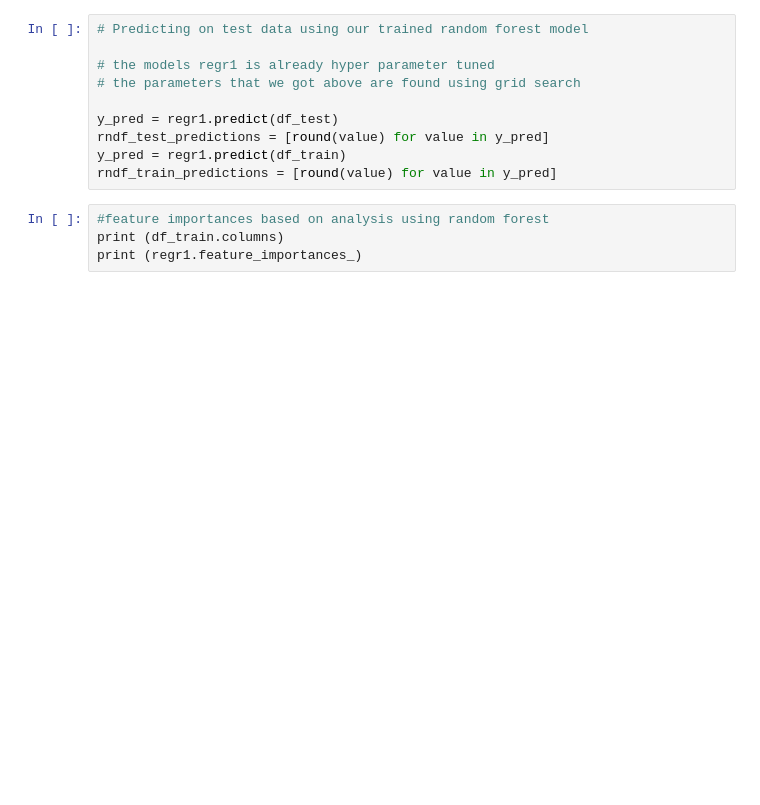
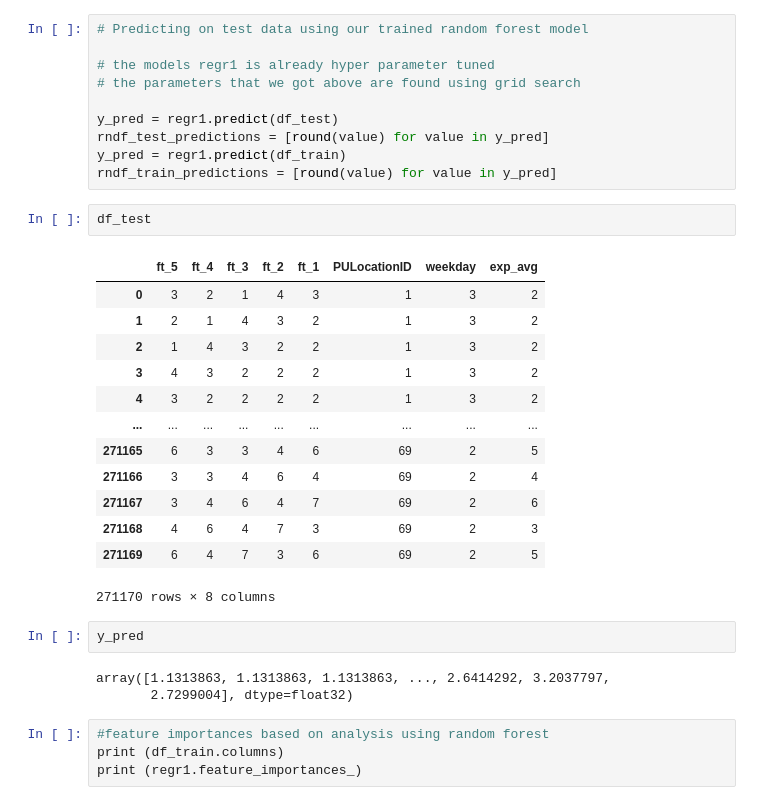
Before and after one commit to SoftwareApplicatiokn/newyork_taxi, a Jupyter notebook: taxi_model.ipynb, the cells around one changed output. Drawn from its saved outputs; the diff is of its cells as text; blank space fills up the shorter version.

Commit message:
fix: 전처리 / test file

```diff
--- a/taxi_model.ipynb
+++ b/taxi_model.ipynb
@@ -460,6 +480,27 @@ y_pred = regr1.predict(df_test)
 rndf_test_predictions = [round(value) for value in y_pred]
 y_pred = regr1.predict(df_train)
 rndf_train_predictions = [round(value) for value in y_pred]
+# %%
+df_test
+# %% [output]
+|  | ft_5 | ft_4 | ft_3 | ft_2 | ft_1 | PULocationID | weekday | exp_avg |
+| 0 | 3 | 2 | 1 | 4 | 3 | 1 | 3 | 2 |
+| 1 | 2 | 1 | 4 | 3 | 2 | 1 | 3 | 2 |
+| 2 | 1 | 4 | 3 | 2 | 2 | 1 | 3 | 2 |
+| 3 | 4 | 3 | 2 | 2 | 2 | 1 | 3 | 2 |
+| 4 | 3 | 2 | 2 | 2 | 2 | 1 | 3 | 2 |
+| ... | ... | ... | ... | ... | ... | ... | ... | ... |
+| 271165 | 6 | 3 | 3 | 4 | 6 | 69 | 2 | 5 |
+| 271166 | 3 | 3 | 4 | 6 | 4 | 69 | 2 | 4 |
+| 271167 | 3 | 4 | 6 | 4 | 7 | 69 | 2 | 6 |
+| 271168 | 4 | 6 | 4 | 7 | 3 | 69 | 2 | 3 |
+| 271169 | 6 | 4 | 7 | 3 | 6 | 69 | 2 | 5 |
+271170 rows × 8 columns
+# %%
+y_pred
+# %% [output]
+array([1.1313863, 1.1313863, 1.1313863, ..., 2.6414292, 3.2037797,
+       2.7299004], dtype=float32)
 # %%
 #feature importances based on analysis using random forest
 print (df_train.columns)
```
Also changed, not shown: parts of 3 cells of this notebook, 3 other files.
